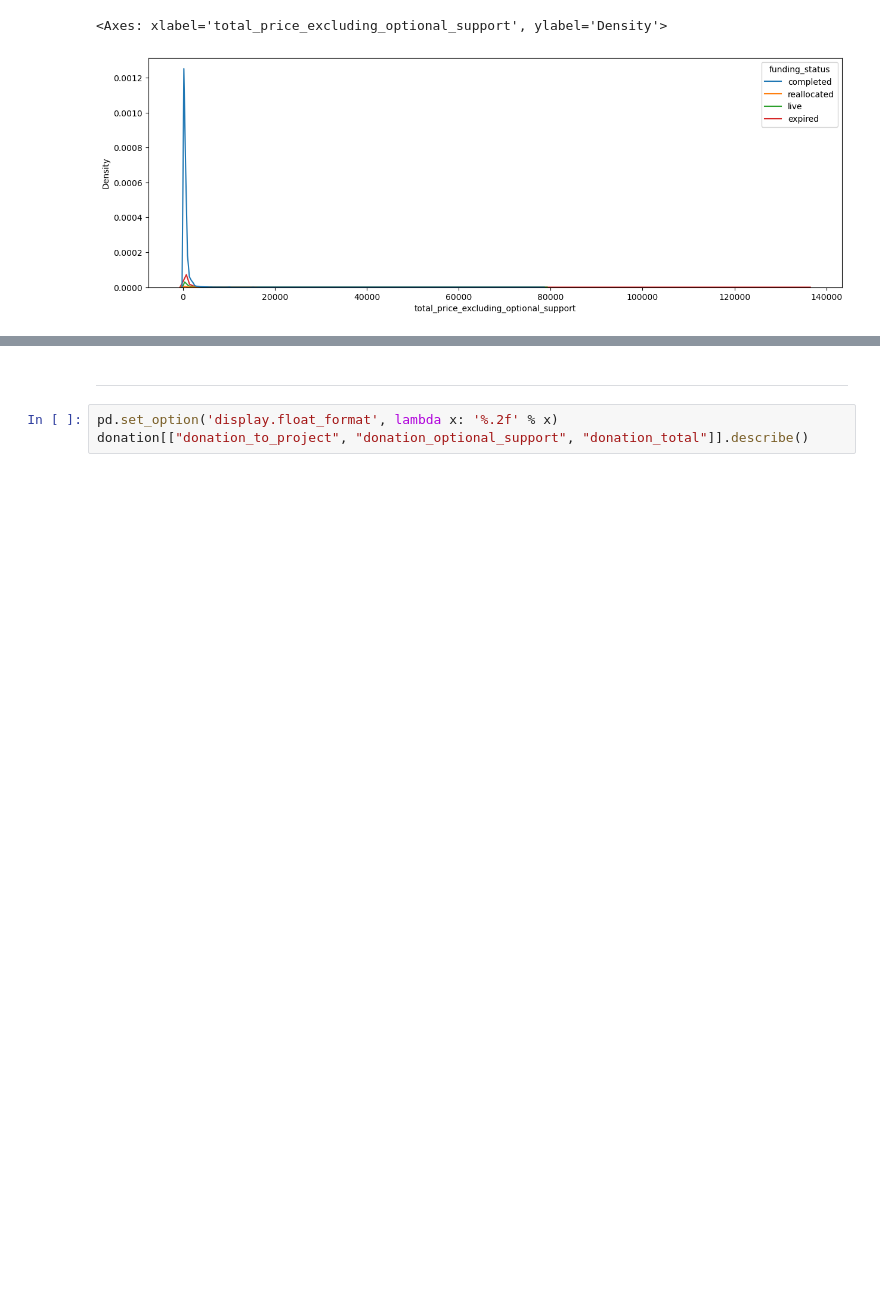
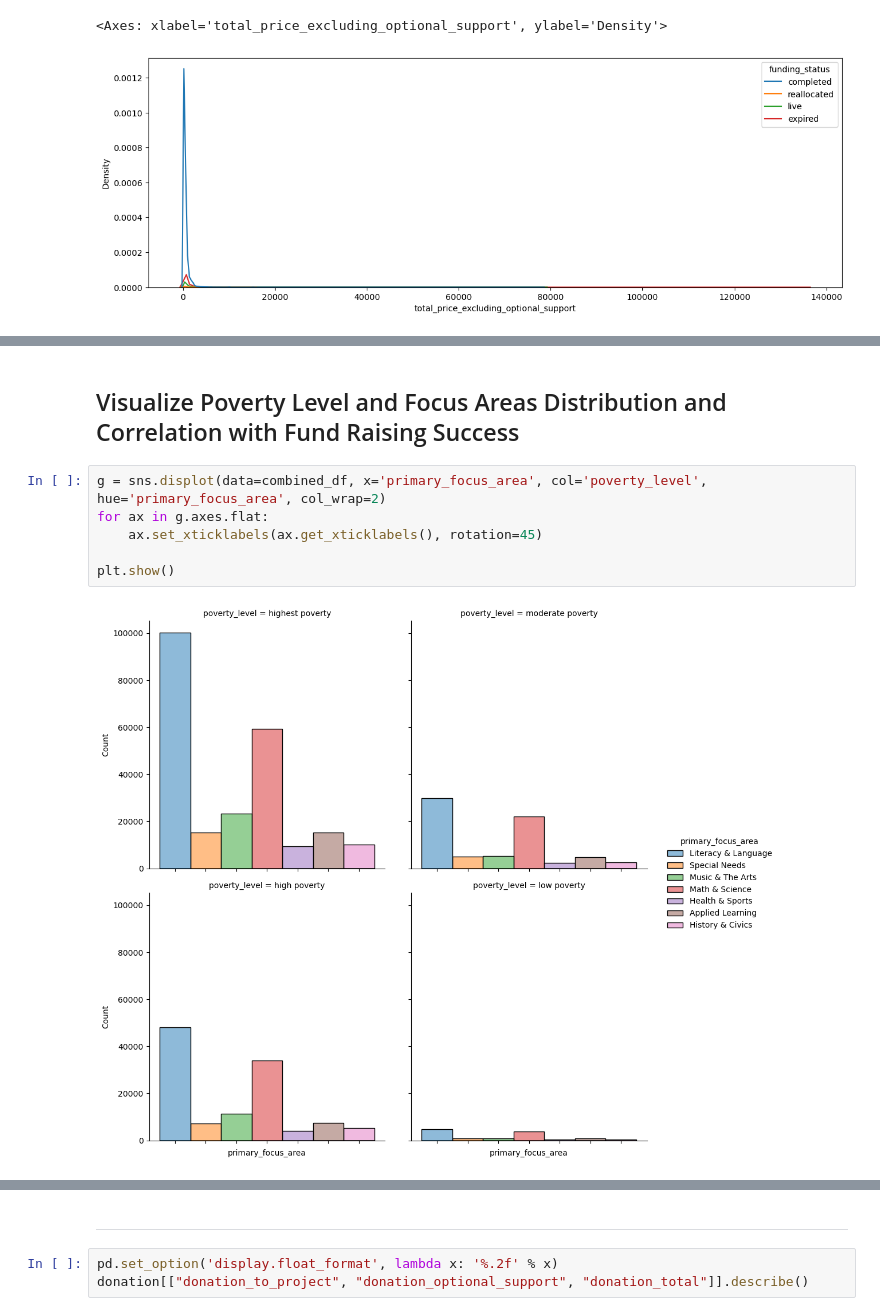
Before and after one commit to wallychang88/pythonforbusiness, a Jupyter notebook: Project_starterFile.ipynb, the cells around one changed output, grey strips where cells are left out. Cells and saved outputs as stored; diff of their text form; blank space fills up the shorter version.

```diff
--- a/Project_starterFile.ipynb
+++ b/Project_starterFile.ipynb
@@ -153,3 +152,13 @@ sns.kdeplot(data=combined_df, x='total_price_excluding_optional_support', hue='f
 # %% [output]
 <Axes: xlabel='total_price_excluding_optional_support', ylabel='Density'>
 [figure]
+# %% [markdown]
+## Visualize Poverty Level and Focus Areas Distribution and Correlation with Fund Raising Success
+# %%
+g = sns.displot(data=combined_df, x='primary_focus_area', col='poverty_level', hue='primary_focus_area', col_wrap=2)
+for ax in g.axes.flat:
+    ax.set_xticklabels(ax.get_xticklabels(), rotation=45)
+
+plt.show()
+# %% [output]
+[figure, added]
```
Also changed, not shown: parts of 2 cells of this notebook.
